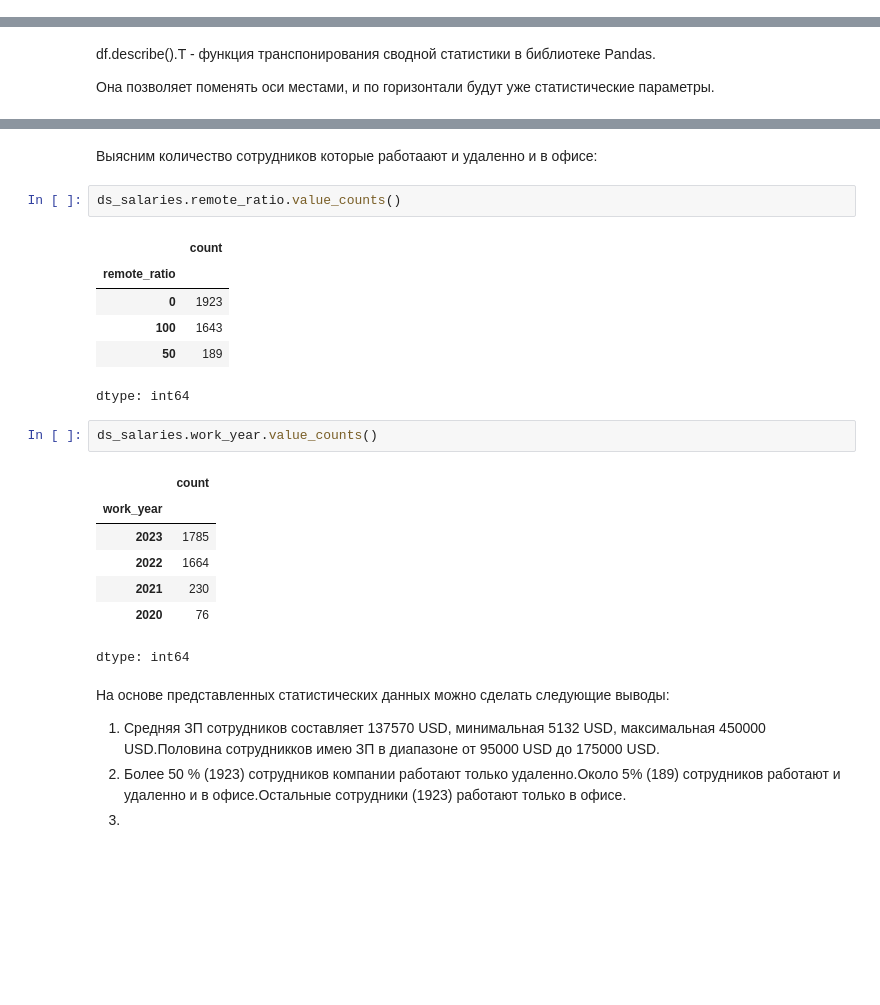
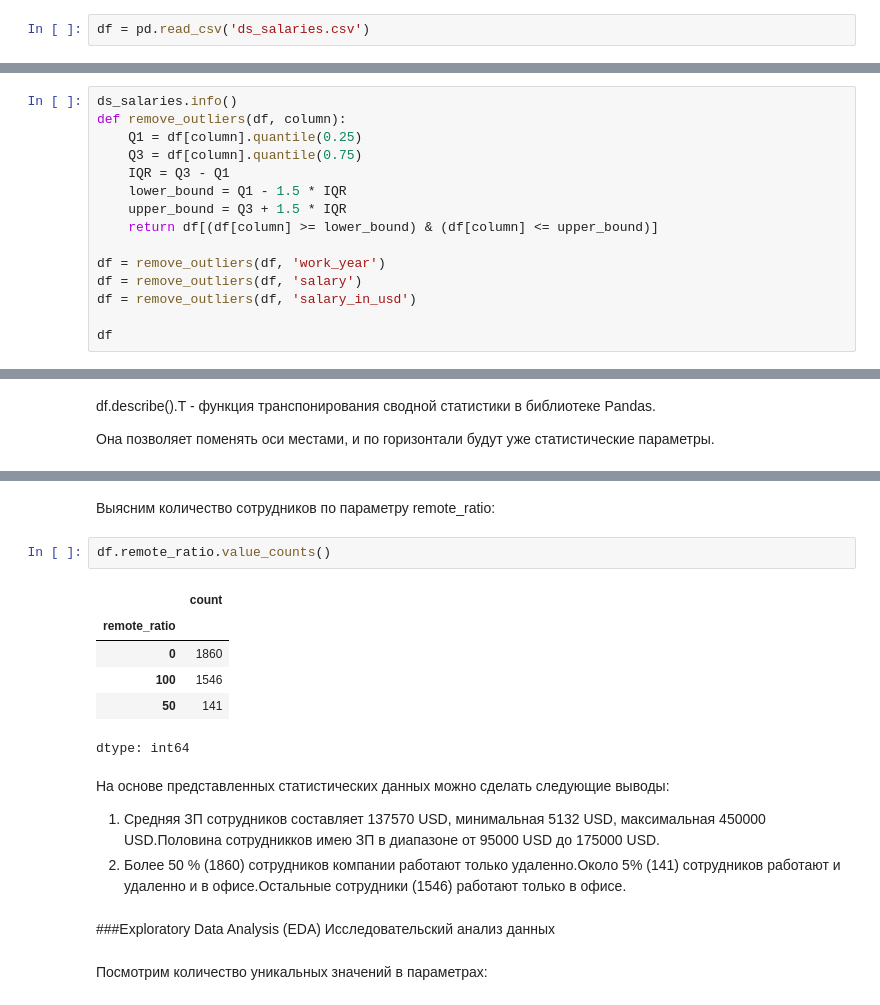
Before and after one commit to Dmitriy6655/-python-DS-ITOGOVAYA, a Jupyter notebook: sem_10_itog_HW.ipynb, the cells around one changed output, grey strips where cells are left out. Drawn from its saved outputs; the diff is of its cells as text; blank space fills up the shorter version.

```diff
--- a/sem_10_itog_HW.ipynb
+++ b/sem_10_itog_HW.ipynb
@@ -71,6 +98,8 @@ from matplotlib.colors import ListedColormap
 ###Первичный анализ
 # %% [markdown]
 Посмотрим первые 5 строк данных:
+# %%
+df = pd.read_csv('ds_salaries.csv')
 # %%
 ds_salaries = pd.read_csv('ds_salaries.csv')
 ds_salaries.head()
@@ -115,0 +115,15 @@ memory usage: 322.8+ KB
+# %%
+ds_salaries.info()
+def remove_outliers(df, column):
+    Q1 = df[column].quantile(0.25)
+    Q3 = df[column].quantile(0.75)
+    IQR = Q3 - Q1
+    lower_bound = Q1 - 1.5 * IQR
+    upper_bound = Q3 + 1.5 * IQR
+    return df[(df[column] >= lower_bound) & (df[column] <= upper_bound)]
+
+df = remove_outliers(df, 'work_year')
+df = remove_outliers(df, 'salary')
+df = remove_outliers(df, 'salary_in_usd')
+
+df
@@ -183,26 +201,19 @@ ds_salaries.describe().T
-# %% [markdown]
-Выясним количество сотрудников которые работаают и удаленно и в офисе:
+# %% [markdown]
+Выясним количество сотрудников по параметру remote_ratio:
 # %%
-ds_salaries.remote_ratio.value_counts()
+df.remote_ratio.value_counts()
 # %% [output]
 |  | count |
 | remote_ratio |  |
-| 0 | 1923 |
-| 100 | 1643 |
-| 50 | 189 |
+| 0 | 1860 |
+| 100 | 1546 |
+| 50 | 141 |
 dtype: int64
-# %%
-ds_salaries.work_year.value_counts()
-# %% [output]
-|  | count |
-| work_year |  |
-| 2023 | 1785 |
-| 2022 | 1664 |
-| 2021 | 230 |
-| 2020 | 76 |
-dtype: int64
 # %% [markdown]
 На основе представленных статистических данных можно сделать следующие выводы:
 1. Средняя ЗП сотрудников составляет 137570 USD, минимальная 5132 USD, максимальная 450000 USD.Половина сотрудникков имею ЗП в диапазоне от 95000 USD до 175000 USD.
-2. Более 50 % (1923) сотрудников компании работают только удаленно.Около 5% (189) сотрудников работают и удаленно и в офисе.Остальные сотрудники (1923) работают только в офисе.
-3.
+2. Более 50 % (1860) сотрудников компании работают только удаленно.Около 5% (141) сотрудников работают и удаленно и в офисе.Остальные сотрудники (1546) работают только в офисе.
+# %% [markdown]
+###Exploratory Data Analysis (EDA) Исследовательский анализ данных
+# %% [markdown]
+Посмотрим количество уникальных значений в параметрах:
```
Also changed, not shown: parts of 23 cells of this notebook.
